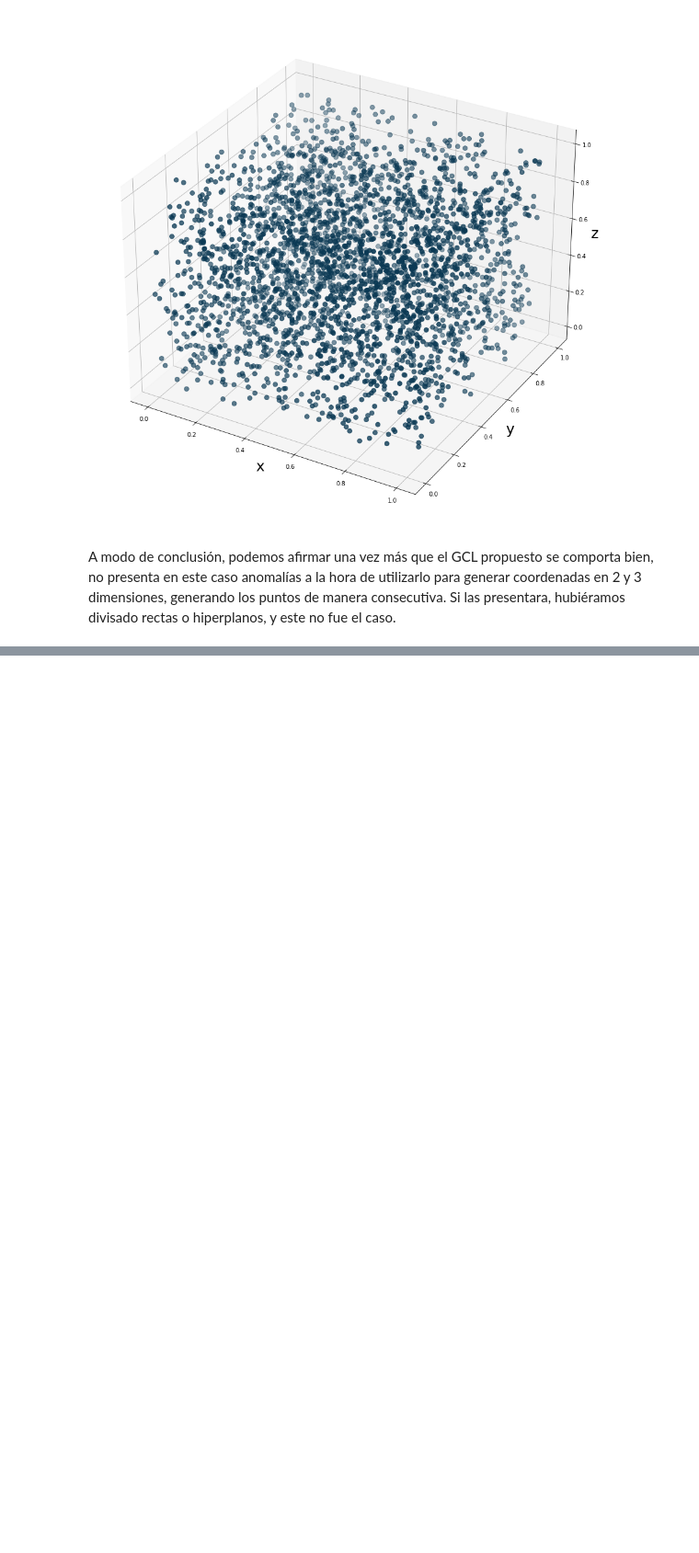
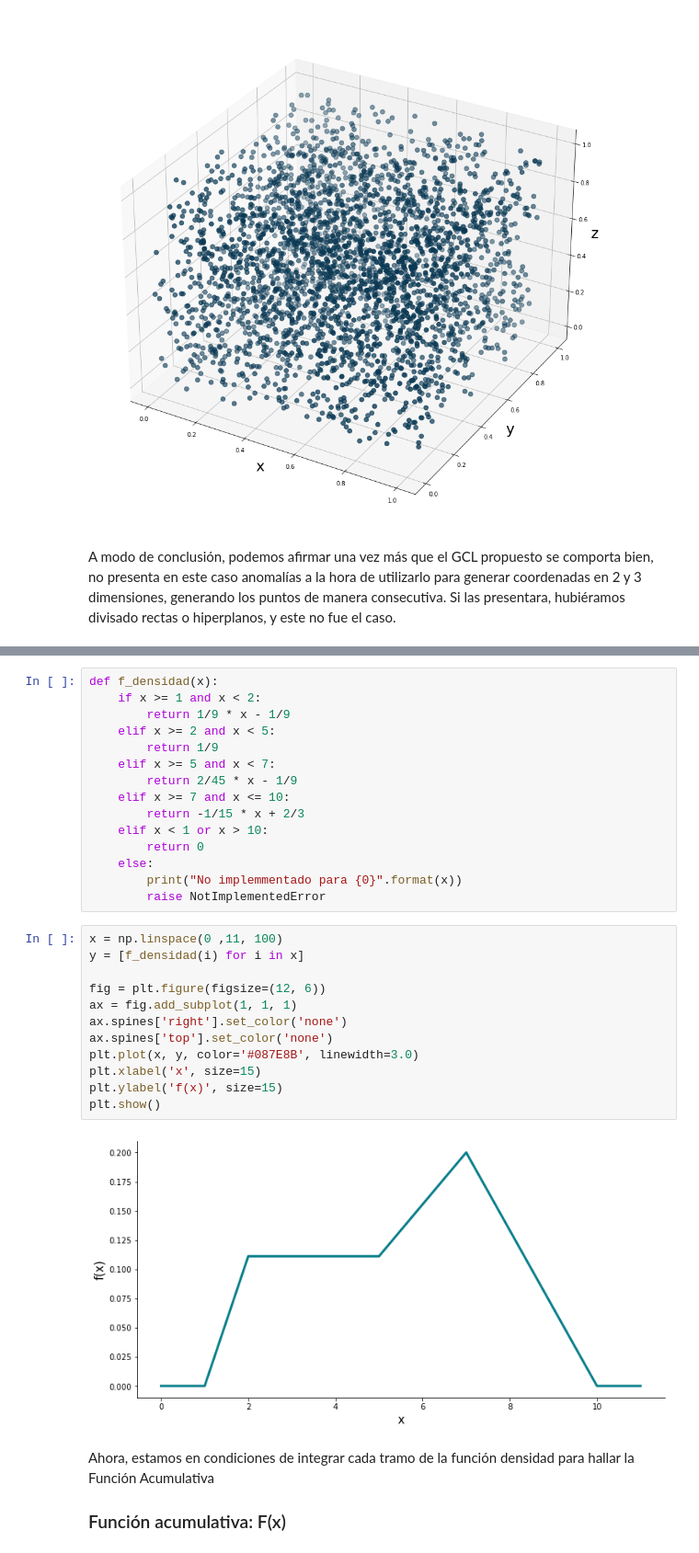
Before and after one commit to nicolaslongo/tp1-simulacion, a Jupyter notebook: Ejercicios 1-2 y 4.ipynb, the cells around one changed output, grey strips where cells are left out. Shown at 92% size. Drawn from its saved outputs; the diff is of its cells as text; blank space fills up the shorter version.

```diff
--- a/Ejercicios 1-2.ipynb
+++ b/Ejercicios 1-2 y 4.ipynb
@@ -184,0 +190,33 @@ A modo de conclusión, podemos afirmar una vez más que el GCL propuesto se comp
+# %%
+def f_densidad(x):
+    if x >= 1 and x < 2:
+        return 1/9 * x - 1/9
+    elif x >= 2 and x < 5:
+        return 1/9
+    elif x >= 5 and x < 7:
+        return 2/45 * x - 1/9
+    elif x >= 7 and x <= 10:
+        return -1/15 * x + 2/3
+    elif x < 1 or x > 10:
+        return 0
+    else:
+        print("No implemmentado para {0}".format(x))
+        raise NotImplementedError
+# %%
+x = np.linspace(0 ,11, 100)
+y = [f_densidad(i) for i in x]
+
+fig = plt.figure(figsize=(12, 6))
+ax = fig.add_subplot(1, 1, 1)
+ax.spines['right'].set_color('none')
+ax.spines['top'].set_color('none')
+plt.plot(x, y, color='#087E8B', linewidth=3.0)
+plt.xlabel('x', size=15)
+plt.ylabel('f(x)', size=15)
+plt.show()
+# %% [output]
+[figure, added]
+# %% [markdown]
+Ahora, estamos en condiciones de integrar cada tramo de la función densidad para hallar la Función Acumulativa
+
+### Función acumulativa: F(x)
```
Also changed, not shown: parts of 9 cells of this notebook, 1 other file.
